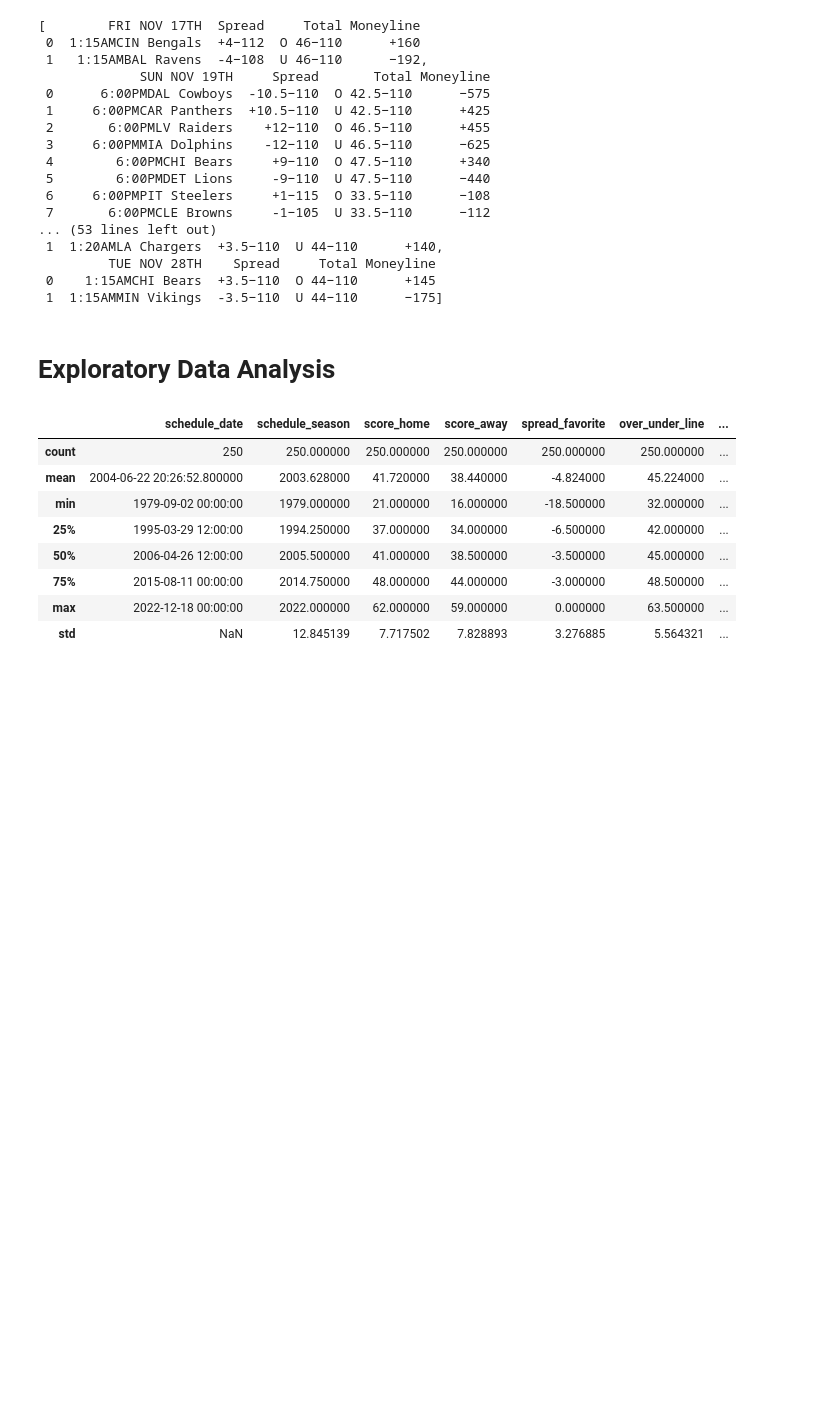
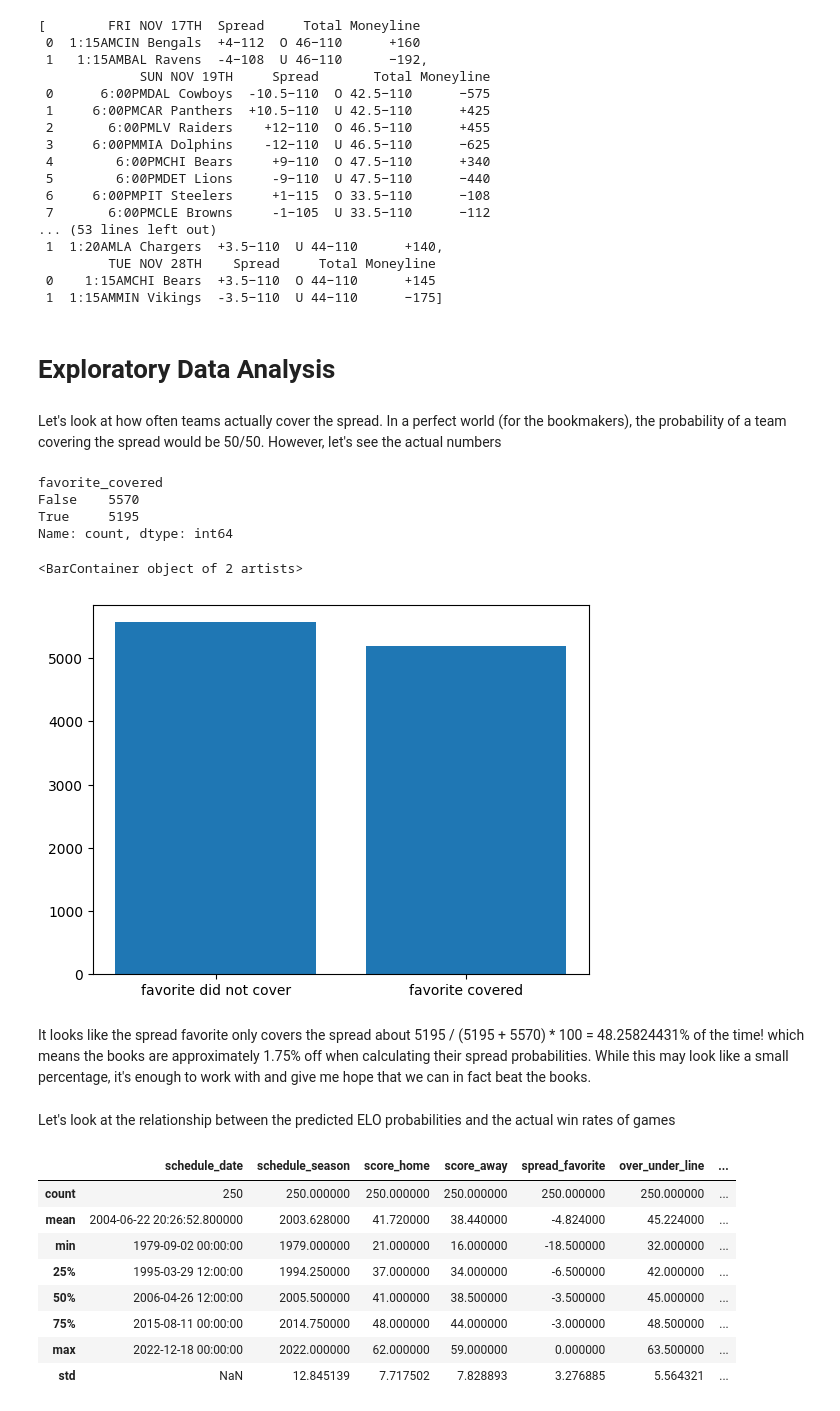
Before and after one commit to JonathanSears1/JonathanSears1.github.io, a Jupyter notebook: Beat-The-Books.ipynb, the cells around one changed output. Saved outputs shown, nothing was run; the diff lists cells and outputs as text; code cells hidden in the pictures; blank space fills up the shorter version.

```diff
--- a/Beat-The-Books.ipynb
+++ b/Beat-The-Books.ipynb
@@ -271,3 +262,34 @@ display(dk_odds)
  1  1:15AMMIN Vikings  -3.5−110  U 44−110      −175]
 # %% [markdown]
 # Exploratory Data Analysis
+# %% [markdown]
+Let's look at how often teams actually cover the spread. In a perfect world (for the bookmakers), the probability of a team covering the spread would be 50/50. However, let's see the actual numbers
+# %%
+games['spread_favorite']
+games.dropna(subset = ['spread_favorite','team_favorite_id'],inplace=True)
+def covered(row):
+    fav_covered = False
+    if row['team_favorite_id'] == row['home_abrev']:
+        point_diff = row['score_home']-row['score_away']
+    else:
+        point_diff = row['score_away'] - row['score_home']
+    if point_diff > np.abs(row['spread_favorite']):
+        return True
+    elif point_diff < np.abs(row['spread_favorite']):
+        return False
+    else:
+        return np.nan
+games['favorite_covered'] = games.apply(covered,axis=1)
+plt.bar(x=["favorite did not cover", "favorite covered"] ,height = games['favorite_covered'].value_counts())
+# %% [output]
+favorite_covered
+False    5570
+True     5195
+Name: count, dtype: int64
+<BarContainer object of 2 artists>
+[figure, added]
+# %% [markdown]
+It looks like the spread favorite only covers the spread about 5195 / (5195 + 5570) * 100 = 48.25824431% of the time! which means the books are approximately 1.75% off when calculating their spread probabilities.
+While this may look like a small percentage, it's enough to work with and give me hope that we can in fact beat the books.
+# %% [markdown]
+Let's look at the relationship between the predicted ELO probabilities and the actual win rates of games
```
Also changed, not shown: parts of 25 cells of this notebook.
